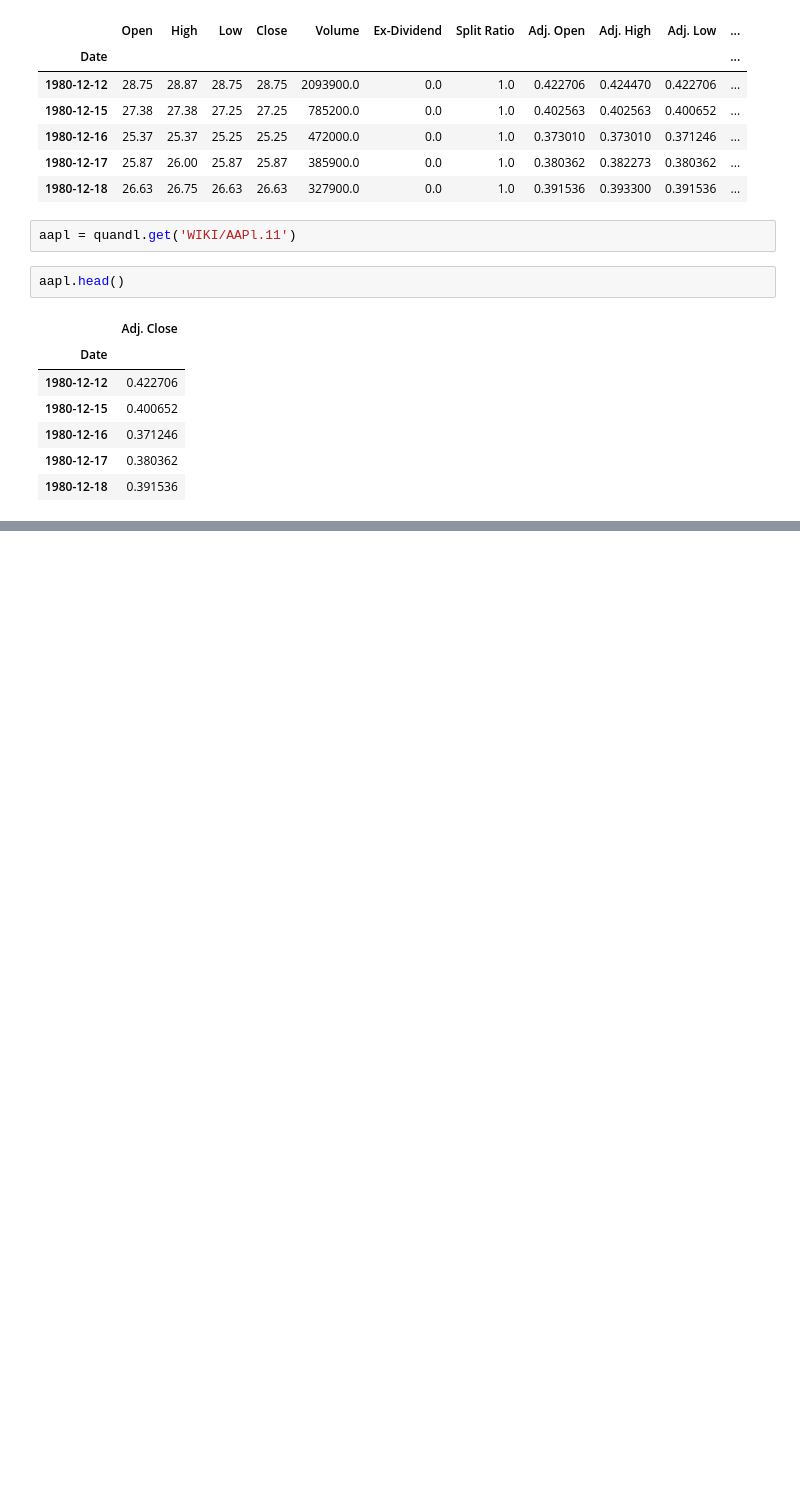
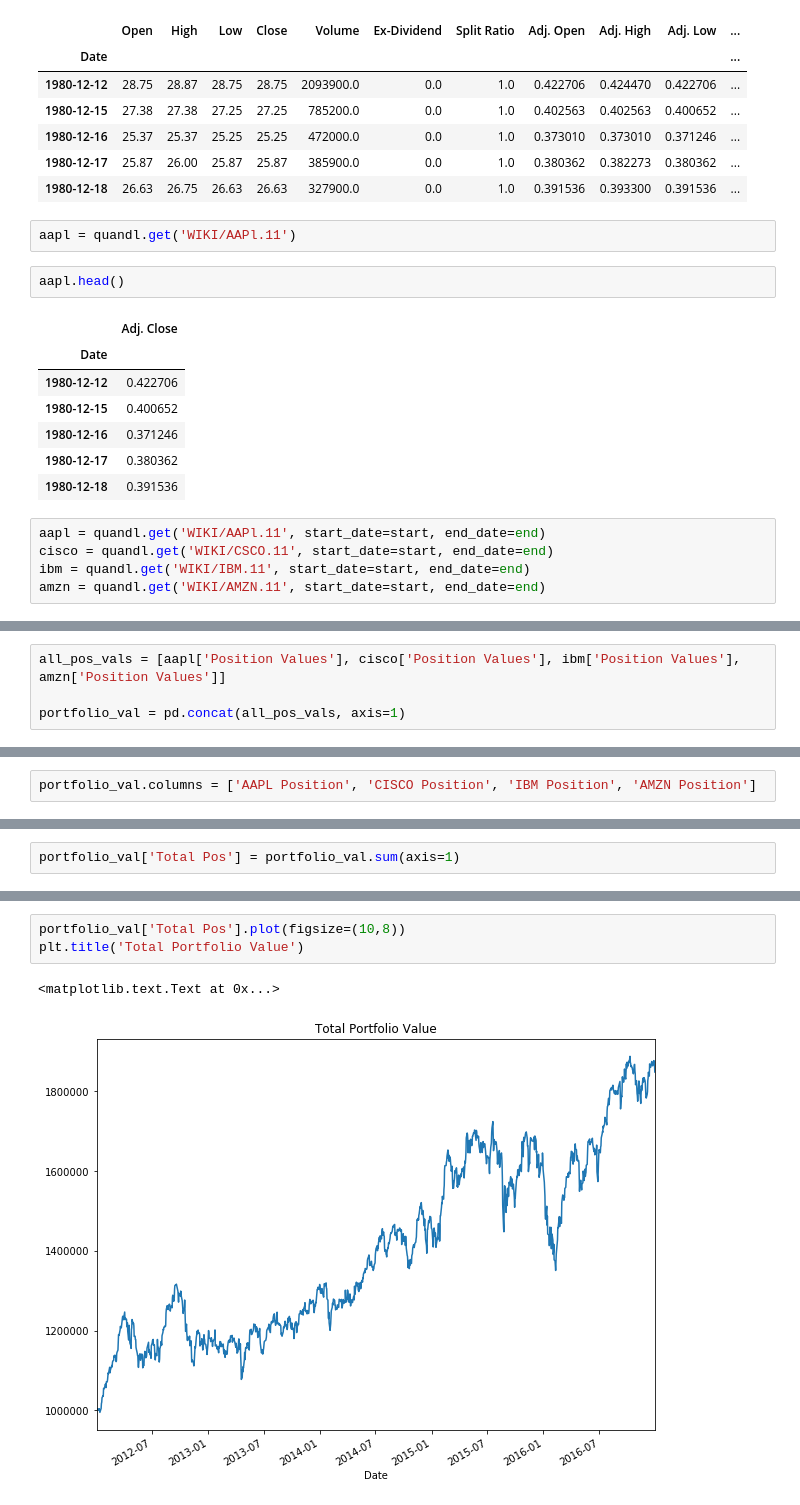
Before and after one commit to vitaliAI/Python-Source-Code, a Jupyter notebook: Python Finance Fundamentals/Python Finance Fundamentals.ipynb, the cells around one changed output, grey strips where cells are left out. Saved outputs shown, nothing was run; the diff lists cells and outputs as text; blank space fills up the shorter version.

Commit message:
Portfolio Allocation

```diff
--- a/Python Finance Fundamentals/Python Finance Fundamentals.ipynb
+++ b/Python Finance Fundamentals/Python Finance Fundamentals.ipynb
@@ -66,3 +66,8 @@ aapl.head()
 | 1980-12-16 | 0.371246 |
 | 1980-12-17 | 0.380362 |
 | 1980-12-18 | 0.391536 |
+# %%
+aapl = quandl.get('WIKI/AAPl.11', start_date=start, end_date=end)
+cisco = quandl.get('WIKI/CSCO.11', start_date=start, end_date=end)
+ibm = quandl.get('WIKI/IBM.11', start_date=start, end_date=end)
+amzn = quandl.get('WIKI/AMZN.11', start_date=start, end_date=end)
@@ -68,0 +133,4 @@ aapl.head()
+# %%
+all_pos_vals = [aapl['Position Values'], cisco['Position Values'], ibm['Position Values'], amzn['Position Values']]
+
+portfolio_val = pd.concat(all_pos_vals, axis=1)
@@ -68,0 +147,2 @@ aapl.head()
+# %%
+portfolio_val.columns = ['AAPL Position', 'CISCO Position', 'IBM Position', 'AMZN Position']
@@ -68,0 +159,2 @@ aapl.head()
+# %%
+portfolio_val['Total Pos'] = portfolio_val.sum(axis=1)
@@ -68,0 +171,6 @@ aapl.head()
+# %%
+portfolio_val['Total Pos'].plot(figsize=(10,8))
+plt.title('Total Portfolio Value')
+# %% [output]
+<matplotlib.text.Text at 0x...>
+[figure, added]
```
Also changed, not shown: parts of 21 cells of this notebook.
